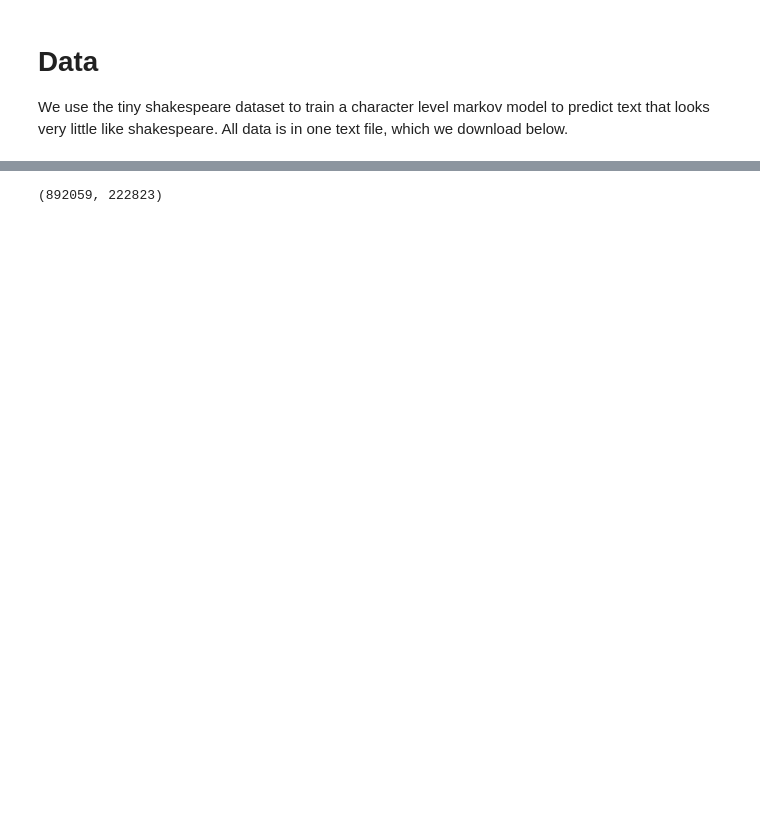
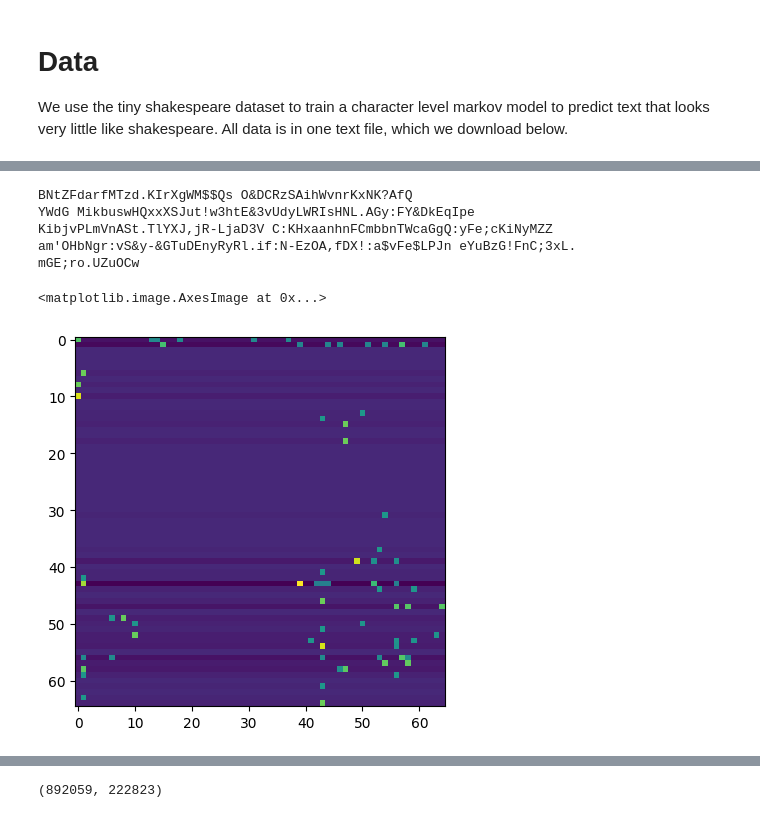
Before and after one commit to holmrenser/deep_learning, a Jupyter notebook: markov_prediction.ipynb, the cells around one changed output, grey strips where cells are left out. Saved outputs shown, nothing was run; the diff lists cells and outputs as text; code cells hidden in the pictures; blank space fills up the shorter version.

```diff
--- a/markov_prediction.ipynb
+++ b/markov_prediction.ipynb
@@ -23,0 +42,48 @@ We use the tiny shakespeare dataset to train a character level markov model to p
+# %%
+with open('input.txt') as fh:
+    data = fh.read()
+
+# create a sorted list of unique characters
+chars = sorted(list(set(data)))
+# count how many 'tokens'
+vocab_size = len(chars)
+# map characters to integers
+encode = { ch:i for i,ch in enumerate(chars) }
+# map integers to characters
+decode = { i:ch for i,ch in enumerate(chars) }
+
+# initialize counts with ones for automatic laplace/additive smoothing: https://en.wikipedia.org/wiki/Additive_smoothing
+counts = torch.ones(vocab_size, vocab_size)
+
+# 'train' (i.e. count) for n steps (i.e. character pairs)
+n_train_chars = 100
+for i in trange(n_train_chars):
+    token_i = encode[data[i]]
+    token_j = encode[data[i+1]]
+    counts[token_i][token_j] += 1
+
+# divide by row sums to get transition probabilities
+probs = (counts.T / counts.sum(dim=1)).T
+
+# start our sample with token 0 (i.e. the newline character \n)
+sample = [0]
+sample_n_tokens = 256
+
+# for n steps, sample a token from the distribution belonging the last token in the current sample and add it to the sample
+for _ in range(sample_n_tokens):
+    next_token = torch.multinomial(probs[sample[-1]], num_samples=1)
+    sample.append(next_token.item())
+
+# decode sample tokens into characters
+print(''.join(decode[token] for token in sample))
+
+# plot observed transition probabilities
+plt.imshow(torch.log(probs))
+# %% [output]
+BNtZFdarfMTzd.KIrXgWM$$Qs O&DCRzSAihWvnrKxNK?AfQ
+YWdG MikbuswHQxxXSJut!w3htE&3vUdyLWRIsHNL.AGy:FY&DkEqIpe
+KibjvPLmVnASt.TlYXJ,jR-LjaD3V C:KHxaanhnFCmbbnTWcaGgQ:yFe;cKiNyMZZ
+am'OHbNgr:vS&y-&GTuDEnyRyRl.if:N-EzOA,fDX!:a$vFe$LPJn eYuBzG!FnC;3xL.
+mGE;ro.UZuOCw
+<matplotlib.image.AxesImage at 0x...>
+[figure, added]
```
Also changed, not shown: parts of 11 cells of this notebook, 4 other files.
